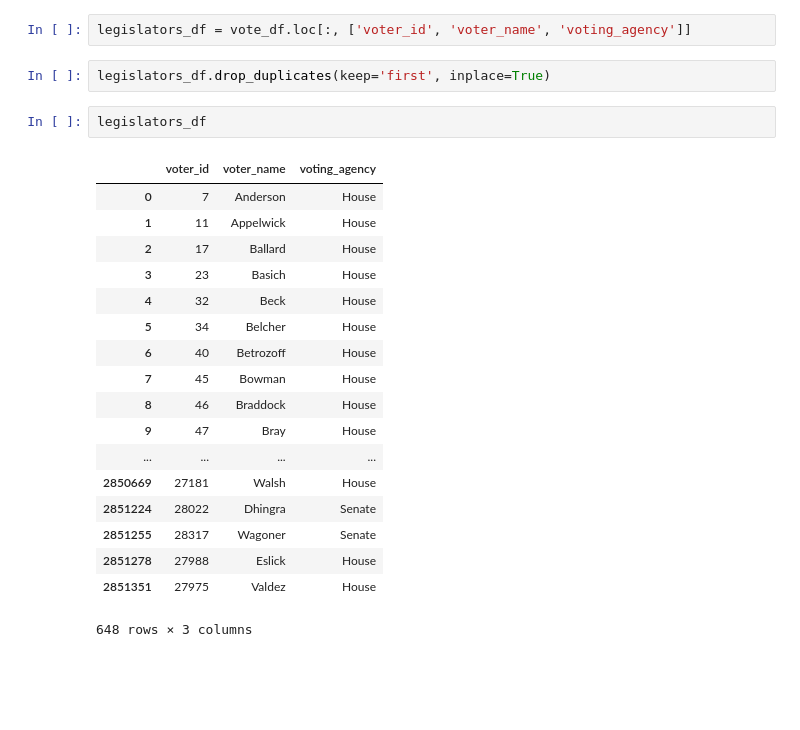
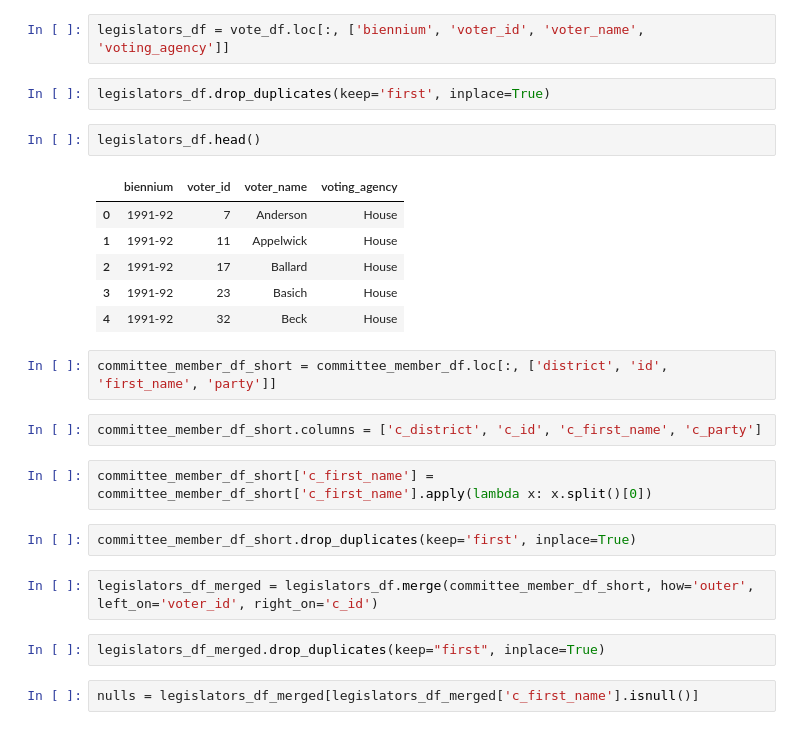
Before and after one commit to ekarboski/washington_state_legislation, a Jupyter notebook: Merging_votes_to_committee_data.ipynb, the cells around one changed output. Cells and saved outputs as stored; diff of their text form; blank space fills up the shorter version.

Commit message:
Start working on manual legislator dataframe, and create functions to integrate into legislator_df

```diff
--- a/Merging_votes_to_committee_data.ipynb
+++ b/Merging_votes_to_committee_data.ipynb
@@ -44,27 +46,29 @@ len(vote_df['voter_id'].unique())
 # %% [markdown]
 # Start legislators_df
 # %%
-legislators_df = vote_df.loc[:, ['voter_id', 'voter_name', 'voting_agency']]
+legislators_df = vote_df.loc[:, ['biennium', 'voter_id', 'voter_name', 'voting_agency']]
 # %%
 legislators_df.drop_duplicates(keep='first', inplace=True)
 # %%
-legislators_df
+legislators_df.head()
 # %% [output]
-|  | voter_id | voter_name | voting_agency |
-| 0 | 7 | Anderson | House |
-| 1 | 11 | Appelwick | House |
-| 2 | 17 | Ballard | House |
-| 3 | 23 | Basich | House |
-| 4 | 32 | Beck | House |
-| 5 | 34 | Belcher | House |
-| 6 | 40 | Betrozoff | House |
-| 7 | 45 | Bowman | House |
-| 8 | 46 | Braddock | House |
-| 9 | 47 | Bray | House |
-| ... | ... | ... | ... |
-| 2850669 | 27181 | Walsh | House |
-| 2851224 | 28022 | Dhingra | Senate |
-| 2851255 | 28317 | Wagoner | Senate |
-| 2851278 | 27988 | Eslick | House |
-| 2851351 | 27975 | Valdez | House |
+|  | biennium | voter_id | voter_name | voting_agency |
+| 0 | 1991-92 | 7 | Anderson | House |
+| 1 | 1991-92 | 11 | Appelwick | House |
+| 2 | 1991-92 | 17 | Ballard | House |
+| 3 | 1991-92 | 23 | Basich | House |
+| 4 | 1991-92 | 32 | Beck | House |
-648 rows × 3 columns
+# %%
+committee_member_df_short = committee_member_df.loc[:, ['district', 'id', 'first_name', 'party']]
+# %%
+committee_member_df_short.columns = ['c_district', 'c_id', 'c_first_name', 'c_party']
+# %%
+committee_member_df_short['c_first_name'] = committee_member_df_short['c_first_name'].apply(lambda x: x.split()[0])
+# %%
+committee_member_df_short.drop_duplicates(keep='first', inplace=True)
+# %%
+legislators_df_merged = legislators_df.merge(committee_member_df_short, how='outer', left_on='voter_id', right_on='c_id')
+# %%
+legislators_df_merged.drop_duplicates(keep="first", inplace=True)
+# %%
+nulls = legislators_df_merged[legislators_df_merged['c_first_name'].isnull()]
```
Also changed, not shown: parts of 20 cells of this notebook.
